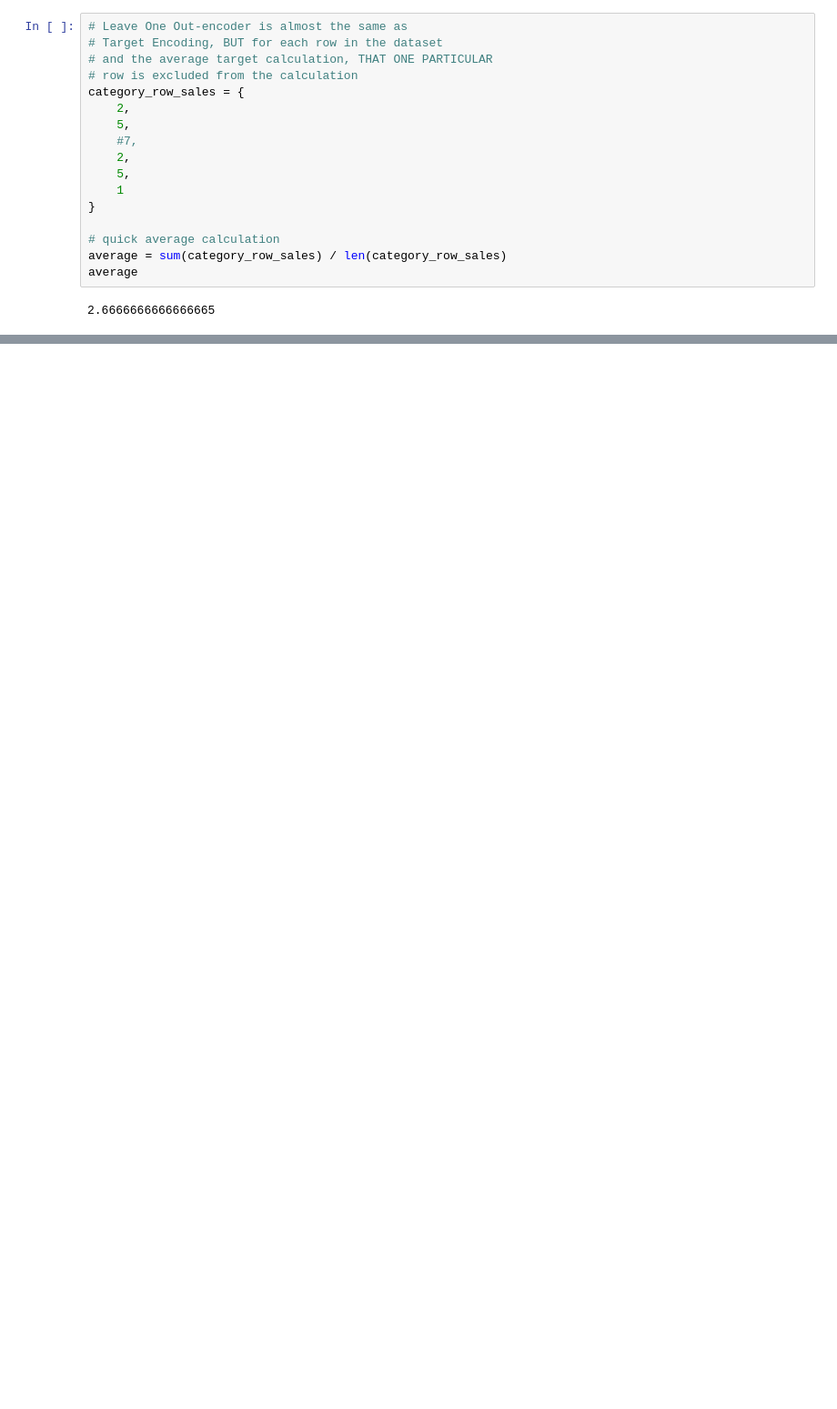
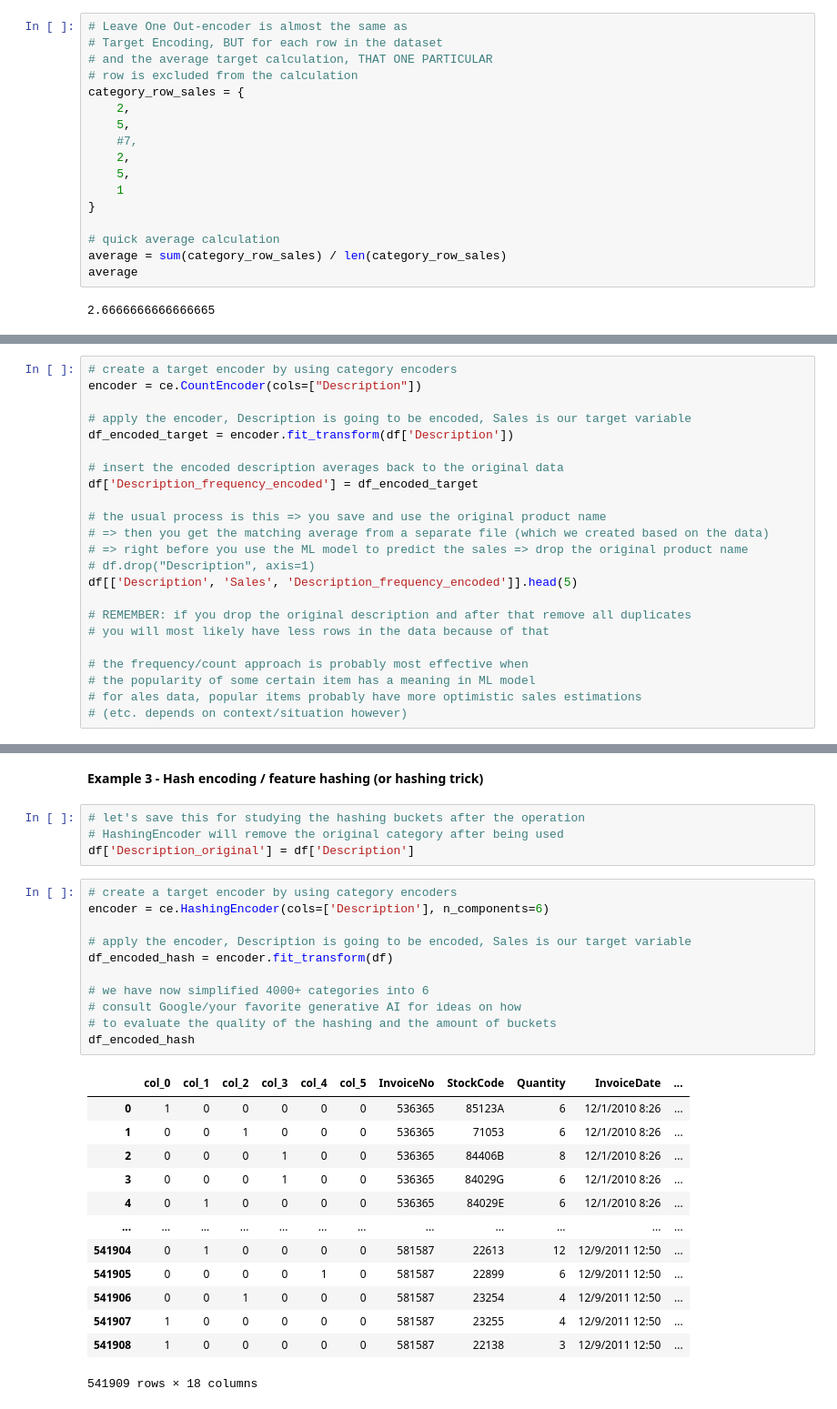
Before and after one commit to tuomasvaltanenLUAS/DataEngineering_AdvDA_2026, a Jupyter notebook: exercise_project_3/task1_high_cardinality_management/high_cardinality_encoding_examples.ipynb, the cells around one changed output, grey strips where cells are left out. Shown at 91% size. Saved outputs shown, nothing was run; the diff lists cells and outputs as text; blank space fills up the shorter version.

```diff
--- a/exercise_project_3/task1_high_cardinality_management/high_cardinality_encoding_examples.ipynb
+++ b/exercise_project_3/task1_high_cardinality_management/high_cardinality_encoding_examples.ipynb
@@ -119,0 +123,23 @@ Name: count, dtype: int64
+# %%
+# create a target encoder by using category encoders
+encoder = ce.CountEncoder(cols=["Description"])
+
+# apply the encoder, Description is going to be encoded, Sales is our target variable
+df_encoded_target = encoder.fit_transform(df['Description'])
+
+# insert the encoded description averages back to the original data
+df['Description_frequency_encoded'] = df_encoded_target
+
+# the usual process is this => you save and use the original product name
+# => then you get the matching average from a separate file (which we created based on the data)
+# => right before you use the ML model to predict the sales => drop the original product name
+# df.drop("Description", axis=1)
+df[['Description', 'Sales', 'Description_frequency_encoded']].head(5)
+
+# REMEMBER: if you drop the original description and after that remove all duplicates
+# you will most likely have less rows in the data because of that
+
+# the frequency/count approach is probably most effective when
+# the popularity of some certain item has a meaning in ML model
+# for ales data, popular items probably have more optimistic sales estimations
+# (etc. depends on context/situation however)
@@ -119,0 +153,31 @@ Name: count, dtype: int64
+# %% [markdown]
+**Example 3 - Hash encoding / feature hashing (or hashing trick)**
+# %%
+# let's save this for studying the hashing buckets after the operation
+# HashingEncoder will remove the original category after being used
+df['Description_original'] = df['Description']
+# %%
+# create a target encoder by using category encoders
+encoder = ce.HashingEncoder(cols=['Description'], n_components=6)
+
+# apply the encoder, Description is going to be encoded, Sales is our target variable
+df_encoded_hash = encoder.fit_transform(df)
+
+# we have now simplified 4000+ categories into 6
+# consult Google/your favorite generative AI for ideas on how
+# to evaluate the quality of the hashing and the amount of buckets
+df_encoded_hash
+# %% [output]
+|  | col_0 | col_1 | col_2 | col_3 | col_4 | col_5 | InvoiceNo | StockCode | Quantity | InvoiceDate | ... |
+| 0 | 1 | 0 | 0 | 0 | 0 | 0 | 536365 | 85123A | 6 | 12/1/2010 8:26 | ... |
+| 1 | 0 | 0 | 1 | 0 | 0 | 0 | 536365 | 71053 | 6 | 12/1/2010 8:26 | ... |
+| 2 | 0 | 0 | 0 | 1 | 0 | 0 | 536365 | 84406B | 8 | 12/1/2010 8:26 | ... |
+| 3 | 0 | 0 | 0 | 1 | 0 | 0 | 536365 | 84029G | 6 | 12/1/2010 8:26 | ... |
+| 4 | 0 | 1 | 0 | 0 | 0 | 0 | 536365 | 84029E | 6 | 12/1/2010 8:26 | ... |
+| ... | ... | ... | ... | ... | ... | ... | ... | ... | ... | ... | ... |
+| 541904 | 0 | 1 | 0 | 0 | 0 | 0 | 581587 | 22613 | 12 | 12/9/2011 12:50 | ... |
+| 541905 | 0 | 0 | 0 | 0 | 1 | 0 | 581587 | 22899 | 6 | 12/9/2011 12:50 | ... |
+| 541906 | 0 | 0 | 1 | 0 | 0 | 0 | 581587 | 23254 | 4 | 12/9/2011 12:50 | ... |
+| 541907 | 1 | 0 | 0 | 0 | 0 | 0 | 581587 | 23255 | 4 | 12/9/2011 12:50 | ... |
+| 541908 | 1 | 0 | 0 | 0 | 0 | 0 | 581587 | 22138 | 3 | 12/9/2011 12:50 | ... |
+541909 rows × 18 columns
```
Also changed, not shown: parts of 7 cells of this notebook.
